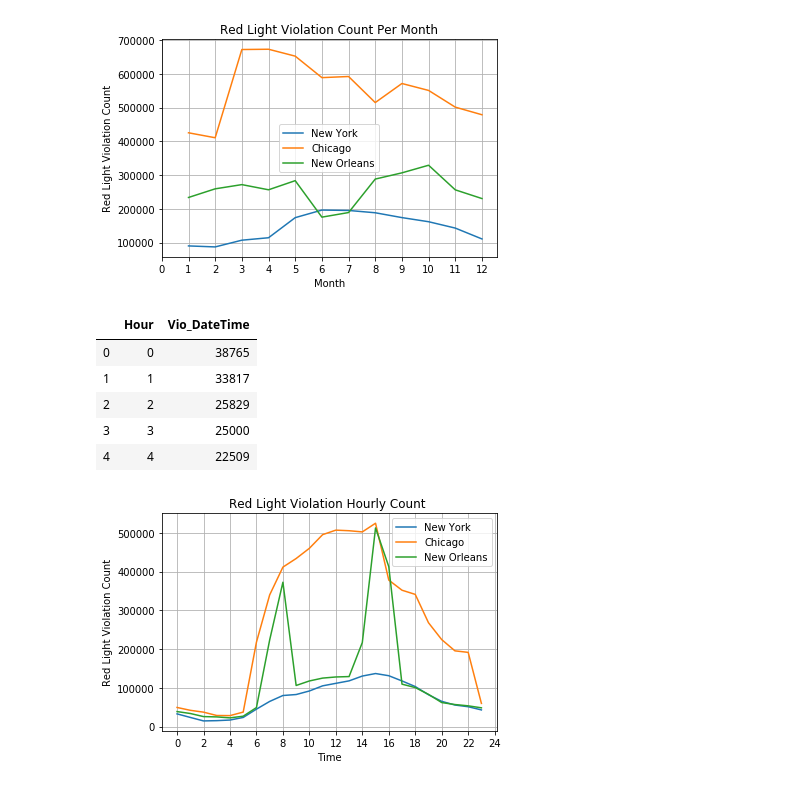
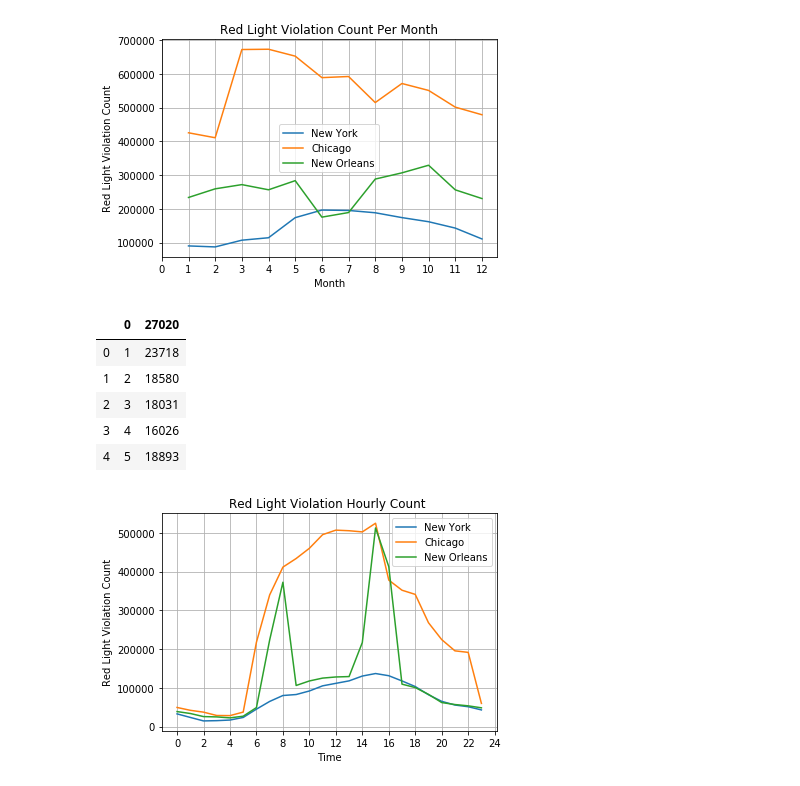
Before and after one commit to junyang42/Project_1, a Jupyter notebook: Summary/Summary.ipynb, the cells around one changed output. Drawn from its saved outputs; the diff is of its cells as text; code cells hidden in the pictures.

```diff
--- a/Summary/Summary.ipynb
+++ b/Summary/Summary.ipynb
@@ -145,14 +145,16 @@ plt.show()
 [figure]
 # %%
 # modified the data
-new_orleans_hourcount_df.head()
+new_orleans_hourcount_path2 = "../NOLA/new_orleans_hourcount2.csv"
+new_orleans_hourcount_df2 = pd.read_csv(new_orleans_hourcount_path2)
+new_orleans_hourcount_df2.head()
 # %% [output]
-|  | Hour | Vio_DateTime |
-| 0 | 0 | 38765 |
-| 1 | 1 | 33817 |
-| 2 | 2 | 25829 |
-| 3 | 3 | 25000 |
-| 4 | 4 | 22509 |
+|  | 0 | 27020 |
+| 0 | 1 | 23718 |
+| 1 | 2 | 18580 |
+| 2 | 3 | 18031 |
+| 3 | 4 | 16026 |
+| 4 | 5 | 18893 |
 # %%
 new_orleans_hourcount_df_2 = xxx.copy()
 new_orleans_hourcount_df_2["year"] = [x[:4] for x in new_orleans_hourcount_df['date']]
```
